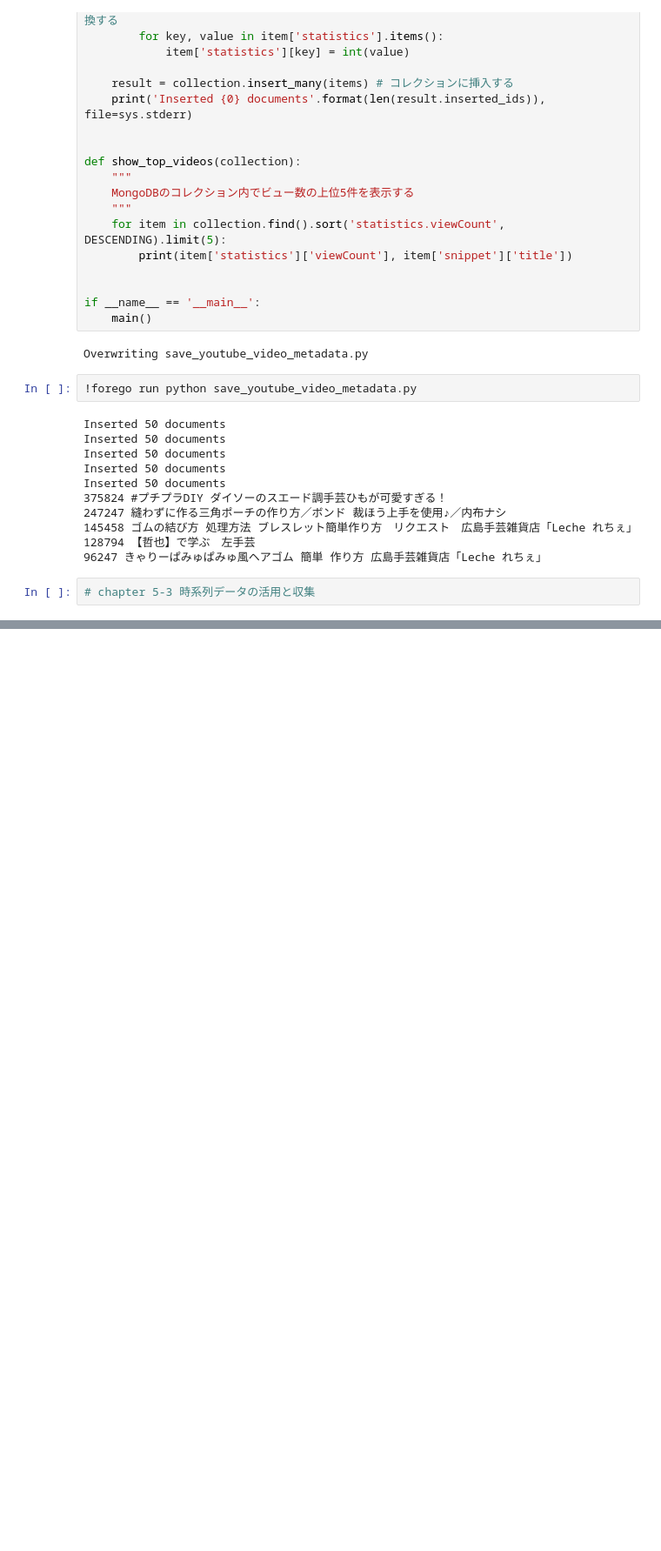
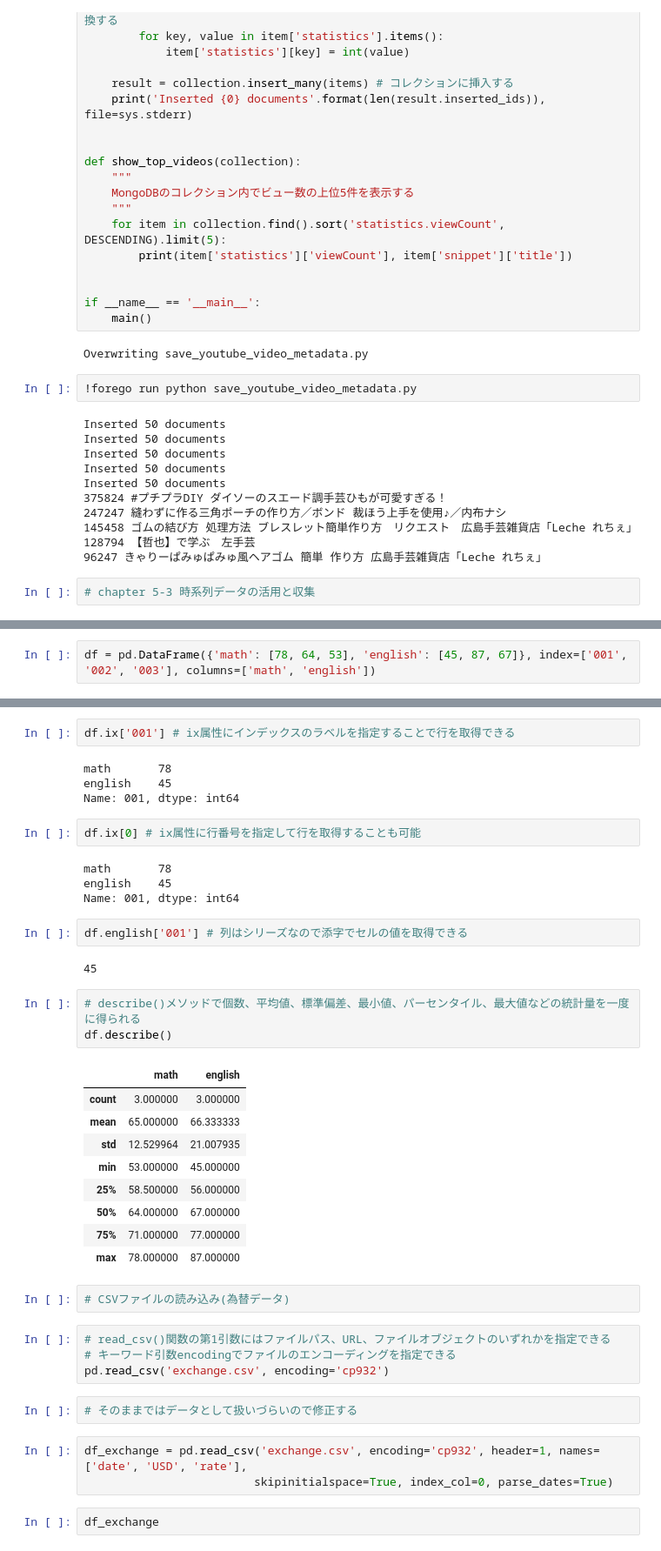
Before and after one commit to discocactus/Python_ScrapingBook, a Jupyter notebook: Python_ScrapingBook_5.ipynb, the cells around one changed output, grey strips where cells are left out. Shown: that part at 87% size. Drawn from its saved outputs; the diff is of its cells as text; blank space fills up the shorter version.

```diff
--- a/Python_ScrapingBook_5.ipynb
+++ b/Python_ScrapingBook_5.ipynb
@@ -451,0 +506,2 @@ Inserted 50 documents
+# %%
+df = pd.DataFrame({'math': [78, 64, 53], 'english': [45, 87, 67]}, index=['001', '002', '003'], columns=['math', 'english'])
@@ -451,0 +529,42 @@ Inserted 50 documents
+# %%
+df.ix['001'] # ix属性にインデックスのラベルを指定することで行を取得できる
+# %% [output]
+math       78
+english    45
+Name: 001, dtype: int64
+# %%
+df.ix[0] # ix属性に行番号を指定して行を取得することも可能
+# %% [output]
+math       78
+english    45
+Name: 001, dtype: int64
+# %%
+df.english['001'] # 列はシリーズなので添字でセルの値を取得できる
+# %% [output]
+45
+# %%
+# describe()メソッドで個数、平均値、標準偏差、最小値、パーセンタイル、最大値などの統計量を一度に得られる
+df.describe()
+# %% [output]
+|  | math | english |
+| count | 3.000000 | 3.000000 |
+| mean | 65.000000 | 66.333333 |
+| std | 12.529964 | 21.007935 |
+| min | 53.000000 | 45.000000 |
+| 25% | 58.500000 | 56.000000 |
+| 50% | 64.000000 | 67.000000 |
+| 75% | 71.000000 | 77.000000 |
+| max | 78.000000 | 87.000000 |
+# %%
+# CSVファイルの読み込み(為替データ)
+# %%
+# read_csv()関数の第1引数にはファイルパス、URL、ファイルオブジェクトのいずれかを指定できる
+# キーワード引数encodingでファイルのエンコーディングを指定できる
+pd.read_csv('exchange.csv', encoding='cp932')
+# %%
+# そのままではデータとして扱いづらいので修正する
+# %%
+df_exchange = pd.read_csv('exchange.csv', encoding='cp932', header=1, names=['date', 'USD', 'rate'],
+                         skipinitialspace=True, index_col=0, parse_dates=True)
+# %%
+df_exchange
```
Also changed, not shown: parts of 59 cells of this notebook.
